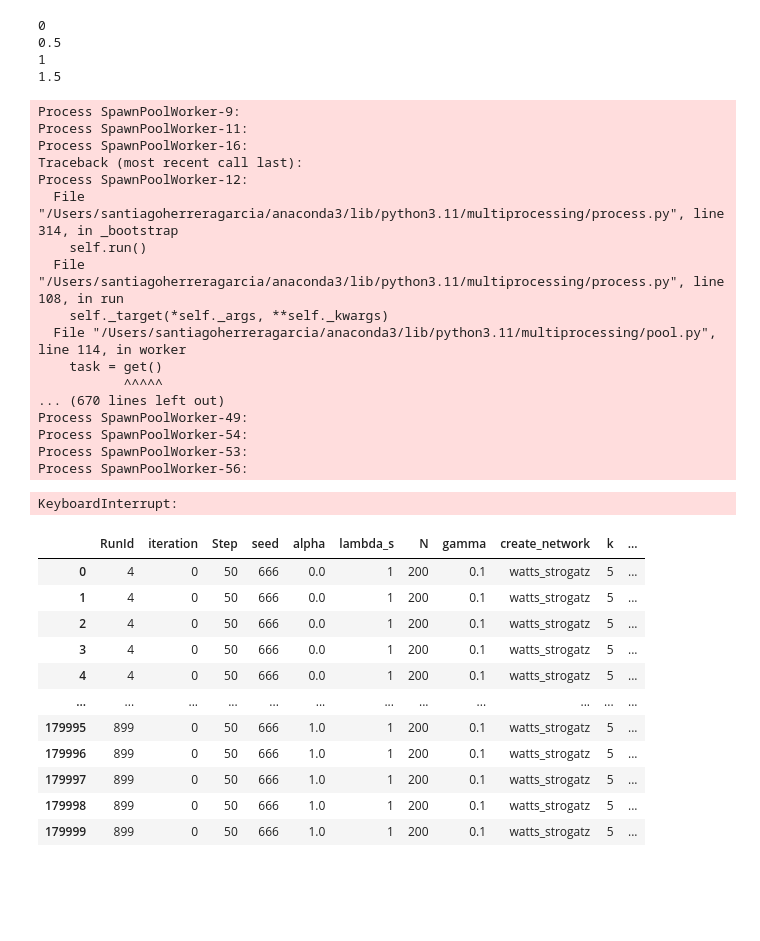
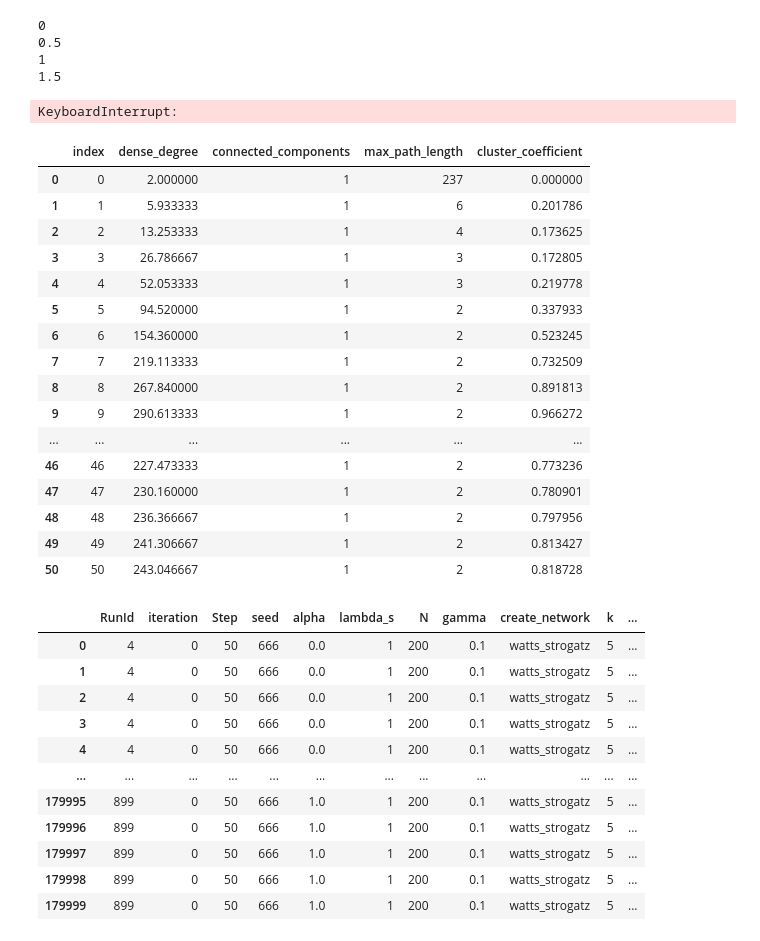
Before and after one commit to s-herrerag/enviromental_behavior_dynamics, a Jupyter notebook: preliminary_shocks.ipynb, the cells around one changed output. Saved outputs shown, nothing was run; the diff lists cells and outputs as text; code cells hidden in the pictures; blank space fills up the shorter version.

Commit message:
Corrections to leadership - efficiency

```diff
--- a/preliminary_shocks.ipynb
+++ b/preliminary_shocks.ipynb
@@ -19,12 +19,3 @@ import numpy as np
 # Models ------------------------
 from model_statusgame import statusgame_model
 from one_agent_subclass import OneActiveStatusGameModel
-# %%
-model_prop_neutral = statusgame_model(N=400, seed=667, lambda_s=1, memory=20,
-        create_network="watts_strogatz", p=1/100, gamma=1, k=20, rho=1/3, seed_consumption=True, alpha=1/50, weights=[1/3, 1/3, 1/3],
-        fraction_leaders=0.01, fraction_attention=0.1, beta=0.5)
-
-for _ in range(100):
-    model_prop_neutral.step()
-model_prop_neutral_df = model_prop_neutral.datacollector.get_agent_vars_dataframe().reset_index()
-plot_all_agent_graphs(model_prop_neutral_df, color_dict, output_folder="results/fig2_computationallll", show_plots=True)
@@ -219,6 +204,36 @@ ax.set_ylabel("Share of pro-environmental agents")
 ax.legend(title = "Shock", bbox_to_anchor=(1.01, 1), loc='upper left')
 
 plt.savefig("results/shocks_rules.pdf", bbox_inches = "tight", dpi=300)
+# %%
+# Graph 1: Standard behavior of the model
+model_prop_neutral = statusgame_model(N=500, seed=666, lambda_s=1, memory=10,
+        create_network="watts_strogatz", p=1/100, gamma=1/2, k=3, rho=1/2, seed_consumption=True, alpha=1/2, weights=[1/3, 1/3, 1/3], wait_gamma=True)
+
+for _ in range(50):
+    model_prop_neutral.step()
+model_prop_neutral_df = model_prop_neutral.datacollector.get_model_vars_dataframe().reset_index()
+# %% [output]
+KeyboardInterrupt:
+# %%
+model_prop_neutral_df
+# %% [output]
+|  | index | dense_degree | connected_components | max_path_length | cluster_coefficient |
+| 0 | 0 | 2.000000 | 1 | 237 | 0.000000 |
+| 1 | 1 | 5.933333 | 1 | 6 | 0.201786 |
+| 2 | 2 | 13.253333 | 1 | 4 | 0.173625 |
+| 3 | 3 | 26.786667 | 1 | 3 | 0.172805 |
+| 4 | 4 | 52.053333 | 1 | 3 | 0.219778 |
+| 5 | 5 | 94.520000 | 1 | 2 | 0.337933 |
+| 6 | 6 | 154.360000 | 1 | 2 | 0.523245 |
+| 7 | 7 | 219.113333 | 1 | 2 | 0.732509 |
+| 8 | 8 | 267.840000 | 1 | 2 | 0.891813 |
+| 9 | 9 | 290.613333 | 1 | 2 | 0.966272 |
+| ... | ... | ... | ... | ... | ... |
+| 46 | 46 | 227.473333 | 1 | 2 | 0.773236 |
+| 47 | 47 | 230.160000 | 1 | 2 | 0.780901 |
+| 48 | 48 | 236.366667 | 1 | 2 | 0.797956 |
+| 49 | 49 | 241.306667 | 1 | 2 | 0.813427 |
+| 50 | 50 | 243.046667 | 1 | 2 | 0.818728 |
 # %%
 # 3) Rho, t and alpha
 np.random.seed(666)
@@ -226,14 +241,14 @@ np.random.seed(666)
 params = {"seed": 666,
           "alpha": np.linspace(0, 1, 10),
           'lambda_s': 1,
-          'N':[300],
+          'N':[500],
           "gamma": 1,
           "create_network": "watts_strogatz",
           "k": [3],
           "p": [1/100],
           "rho": np.linspace(0, 1, 10),
           "seed_consumption": False,
-          "memory": [1,5,10,20],
+          "memory": [1,5,10],
           "wait_gamma": True}
 
 results_batch = mesa.batch_run(
@@ -249,25 +264,6 @@ results_batch = mesa.batch_run(
 #Save
 net_results_df = pd.DataFrame(results_batch)
 net_results_df.to_csv("results_network.csv")
-# %% [output]
-Process SpawnPoolWorker-9:
-Process SpawnPoolWorker-11:
-Process SpawnPoolWorker-16:
-Traceback (most recent call last):
-Process SpawnPoolWorker-12:
-  File "/Users/santiagoherreragarcia/anaconda3/lib/python3.11/multiprocessing/process.py", line 314, in _bootstrap
-    self.run()
-  File "/Users/santiagoherreragarcia/anaconda3/lib/python3.11/multiprocessing/process.py", line 108, in run
-    self._target(*self._args, **self._kwargs)
-  File "/Users/santiagoherreragarcia/anaconda3/lib/python3.11/multiprocessing/pool.py", line 114, in worker
-    task = get()
-           ^^^^^
-... (670 lines left out)
-Process SpawnPoolWorker-49:
-Process SpawnPoolWorker-54:
-Process SpawnPoolWorker-53:
-Process SpawnPoolWorker-56:
-KeyboardInterrupt:
 # %%
 net_results_df
 # %% [output]
```
Also changed, not shown: parts of 1 cell of this notebook, 4 other files.
